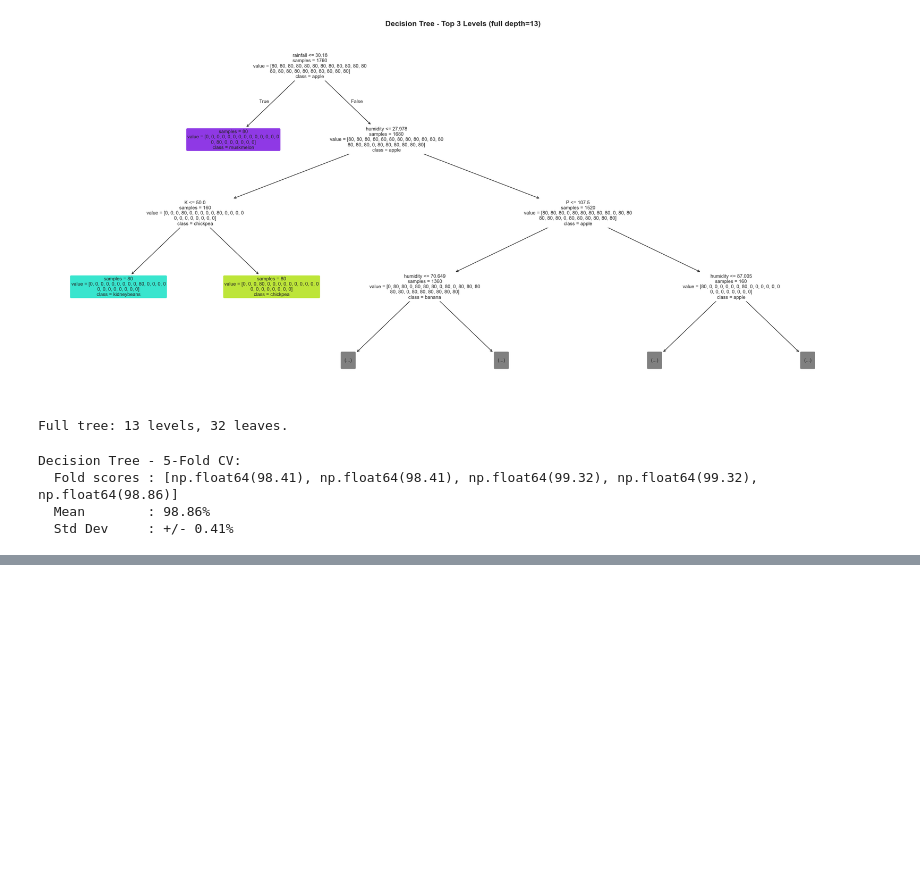
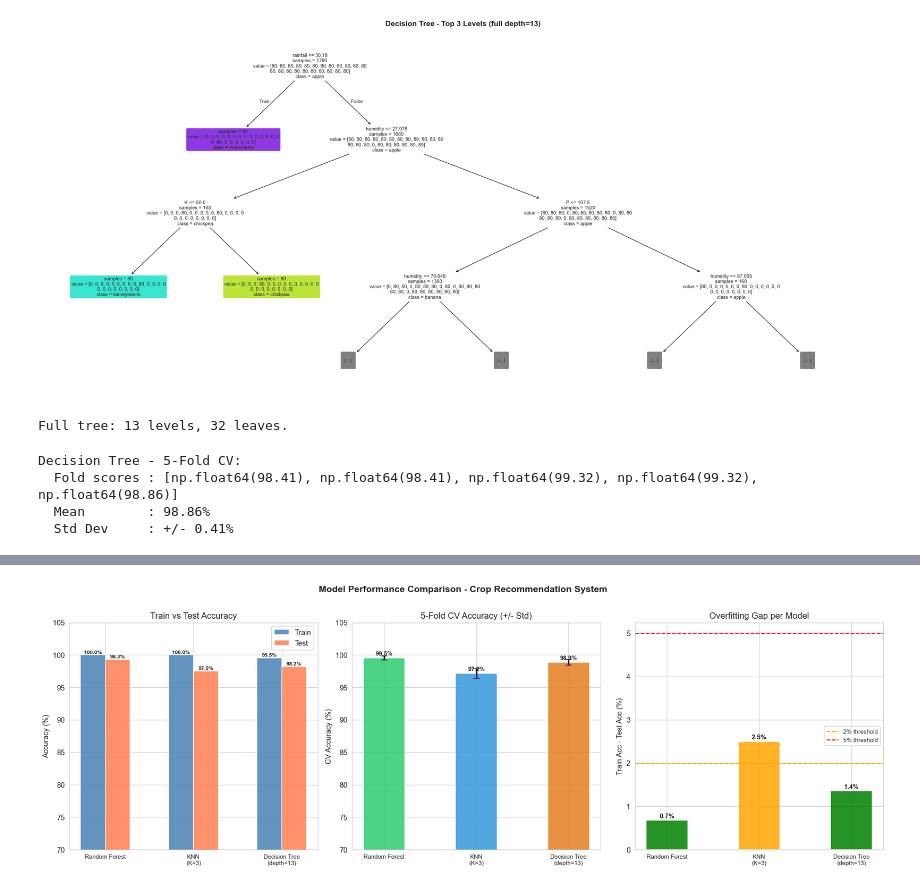
Before and after one commit to mriyazashliya03/Crop-Recommendation-System-using-ML, a Jupyter notebook: model_building.ipynb, the cells around one changed output, grey strips where cells are left out. Cells and saved outputs as stored; diff of their text form; code cells hidden in the pictures; blank space fills up the shorter version.

Commit message:
Model Performance Comparison

```diff
--- a/model_building.ipynb
+++ b/model_building.ipynb
@@ -519,0 +554,54 @@ Decision Tree - 5-Fold CV:
+# %%
+model_labels = ['Random Forest', f'KNN\n(K={best_k})',
+                f'Decision Tree\n(depth={best_depth})']
+train_v = [results_rf['train_acc'], results_knn['train_acc'], results_dt['train_acc']]
+test_v  = [results_rf['test_acc'],  results_knn['test_acc'],  results_dt['test_acc']]
+cv_v    = [cv_rf.mean()*100, cv_knn.mean()*100, cv_dt.mean()*100]
+cv_s    = [cv_rf.std()*100,  cv_knn.std()*100,  cv_dt.std()*100]
+gap_v   = [results_rf['gap'], results_knn['gap'], results_dt['gap']]
+
+x, w = np.arange(3), 0.28
+
+fig, axes = plt.subplots(1, 3, figsize=(18, 6))
+
+# Train vs Test
+b1 = axes[0].bar(x-w/2, train_v, w, label='Train', color='steelblue', alpha=0.85)
+b2 = axes[0].bar(x+w/2, test_v,  w, label='Test',  color='coral',     alpha=0.85)
+for b in list(b1)+list(b2):
+    axes[0].text(b.get_x()+b.get_width()/2, b.get_height()+0.2,
+                 f'{b.get_height():.1f}%', ha='center', fontsize=8, fontweight='bold')
+axes[0].set(xticks=x, xticklabels=model_labels, ylabel='Accuracy (%)',
+            ylim=(70,105), title='Train vs Test Accuracy')
+axes[0].legend()
+
+# CV Accuracy
+b3 = axes[1].bar(x, cv_v, 0.45, color=['#2ecc71','#3498db','#e67e22'], alpha=0.85)
+axes[1].errorbar(x, cv_v, yerr=cv_s, fmt='none', color='black', capsize=5, linewidth=2)
+for b, v in zip(b3, cv_v):
+    axes[1].text(b.get_x()+b.get_width()/2, b.get_height()+0.4,
+                 f'{v:.1f}%', ha='center', fontsize=9, fontweight='bold')
+axes[1].set(xticks=x, xticklabels=model_labels, ylabel='CV Accuracy (%)',
+            ylim=(70,105), title='5-Fold CV Accuracy (+/- Std)')
+
+# Overfitting gap
+gap_colors = ['green' if g < 2 else 'orange' if g < 5 else 'red' for g in gap_v]
+b4 = axes[2].bar(x, gap_v, 0.45, color=gap_colors, alpha=0.85)
+axes[2].axhline(2, color='orange', linestyle='--', linewidth=1.5, label='2% threshold')
+axes[2].axhline(5, color='red',    linestyle='--', linewidth=1.5, label='5% threshold')
+for b, v in zip(b4, gap_v):
+    axes[2].text(b.get_x()+b.get_width()/2, b.get_height()+0.05,
+                 f'{v:.1f}%', ha='center', fontsize=10, fontweight='bold')
+axes[2].set(xticks=x, xticklabels=model_labels,
+            ylabel='Train Acc - Test Acc (%)', title='Overfitting Gap per Model')
+axes[2].legend(fontsize=9)
+
+for ax in axes:
+    ax.set_xticklabels(model_labels, fontsize=9)
+
+plt.suptitle('Model Performance Comparison - Crop Recommendation System',
+             fontsize=14, fontweight='bold', y=1.01)
+plt.tight_layout()
+plt.savefig('model_comparison.png', bbox_inches='tight')
+plt.show()
+# %% [output]
+[figure, added]
```
Also changed, not shown: parts of 2 cells of this notebook.
